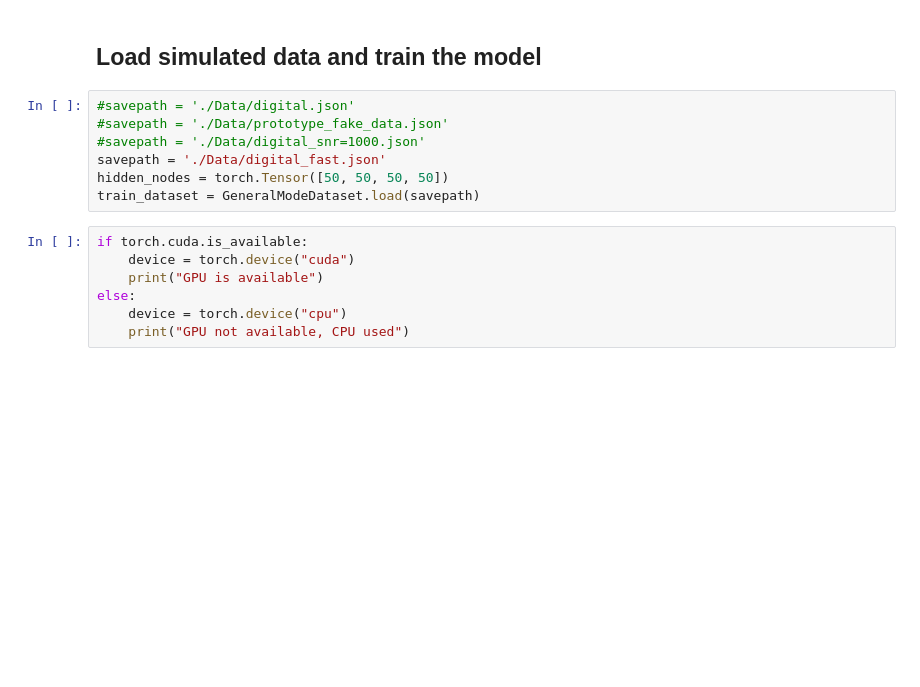
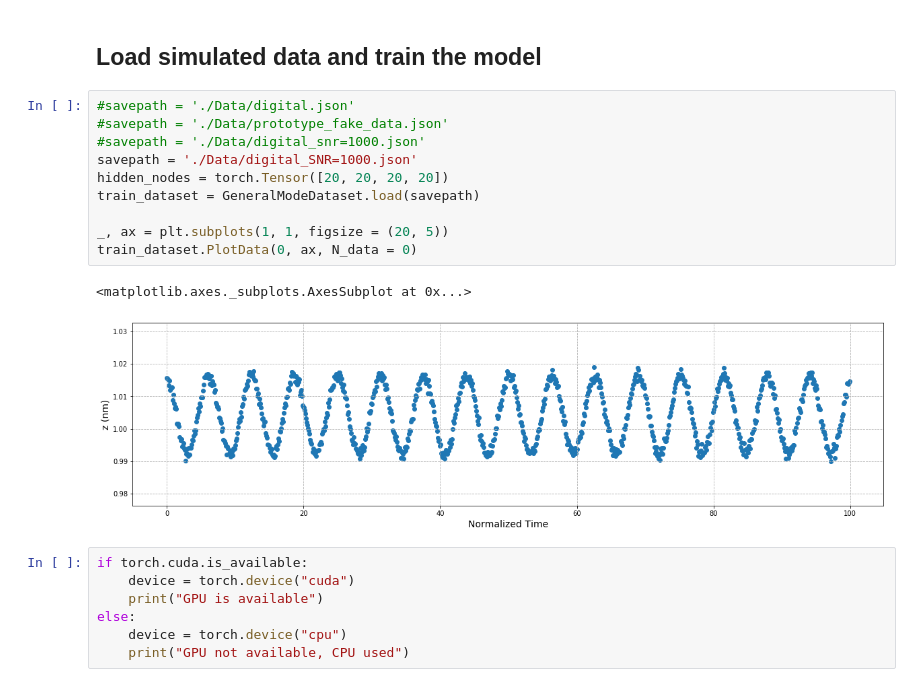
Before and after one commit to Jhko725/Contact-Point-Detection, a Jupyter notebook: NeuralODE.ipynb, the cells around one changed output. Cells and saved outputs as stored; diff of their text form; blank space fills up the shorter version.

```diff
--- a/NeuralODE.ipynb
+++ b/NeuralODE.ipynb
@@ -43,10 +59,16 @@ train_dataset.save('./Data/digital_fast.json')
 # %%
 #savepath = './Data/digital.json'
 #savepath = './Data/prototype_fake_data.json'
 #savepath = './Data/digital_snr=1000.json'
-savepath = './Data/digital_fast.json'
-hidden_nodes = torch.Tensor([50, 50, 50, 50])
+savepath = './Data/digital_SNR=1000.json'
+hidden_nodes = torch.Tensor([20, 20, 20, 20])
 train_dataset = GeneralModeDataset.load(savepath)
+
+_, ax = plt.subplots(1, 1, figsize = (20, 5))
+train_dataset.PlotData(0, ax, N_data = 0)
+# %% [output]
+<matplotlib.axes._subplots.AxesSubplot at 0x...>
+[figure, added]
 # %%
 if torch.cuda.is_available:
     device = torch.device("cuda")
```
Also changed, not shown: parts of 18 cells of this notebook, 39 other files.
